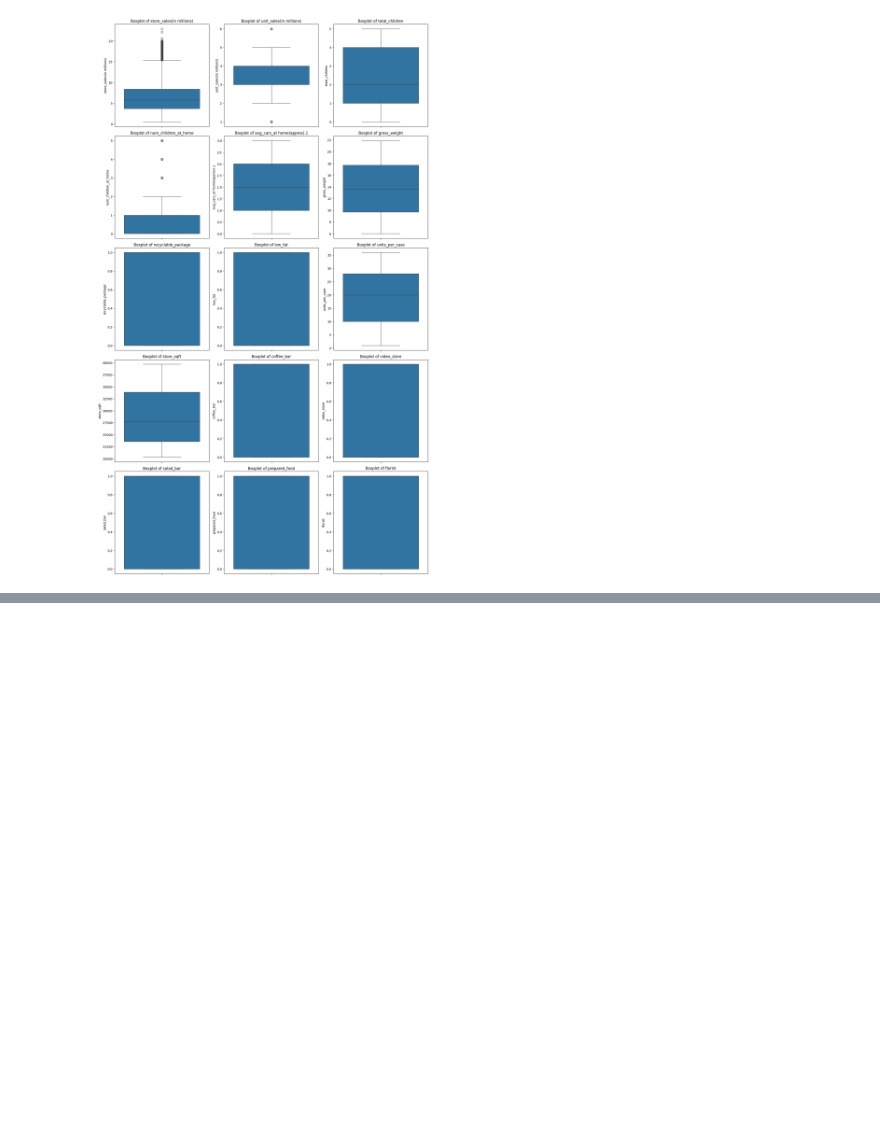
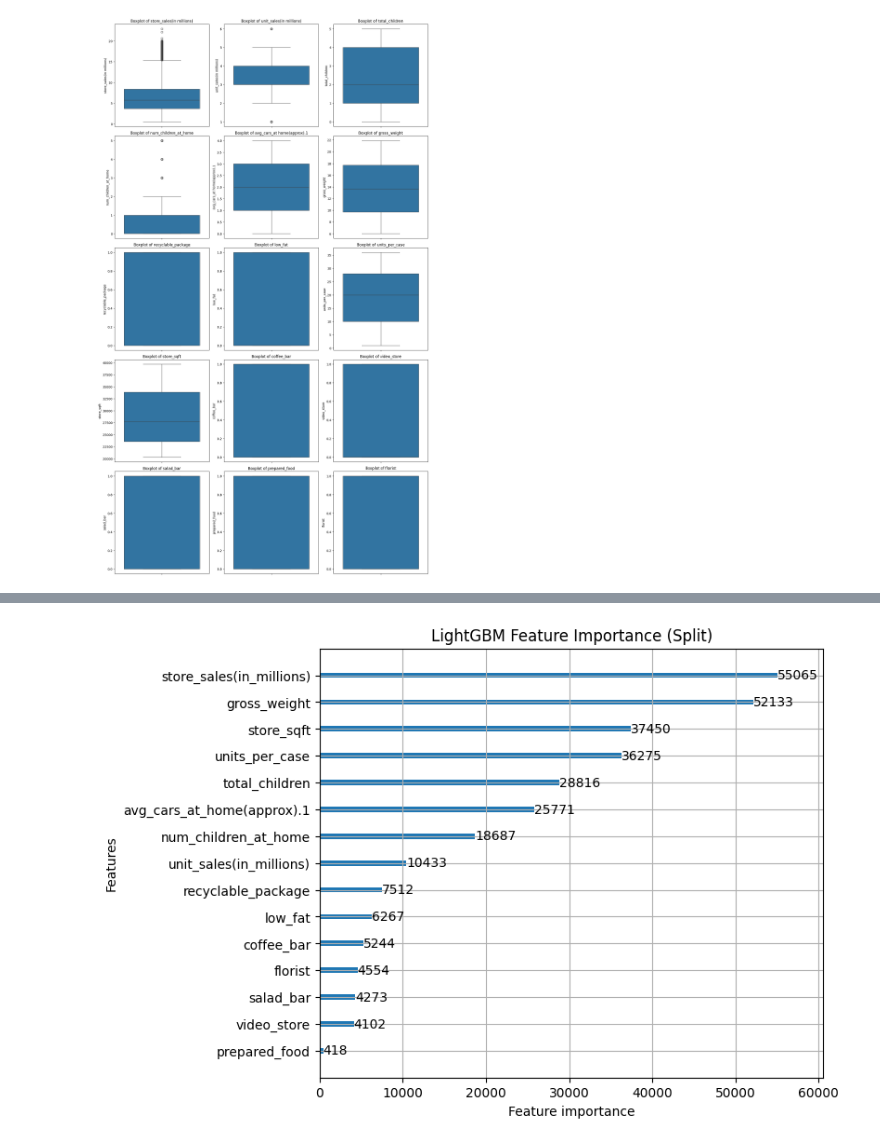
Before and after one commit to benjaminyjr17/sc4000-kaggle-ml-project, a Jupyter notebook: SC4000_ML_Enjoyers.ipynb, the cells around one changed output, grey strips where cells are left out. Saved outputs shown, nothing was run; the diff lists cells and outputs as text; code cells hidden in the pictures; blank space fills up the shorter version.

```diff
--- a/SC4000_ML_Enjoyers.ipynb
+++ b/SC4000_ML_Enjoyers.ipynb
@@ -95,0 +205,5 @@ plot_boxplots(X)
+# %%
+lgb.plot_importance(model, importance_type="split", figsize=(7,6), title="LightGBM Feature Importance (Split)")
+plt.show()
+# %% [output]
+[figure, added]
```
Also changed, not shown: parts of 13 cells of this notebook.
